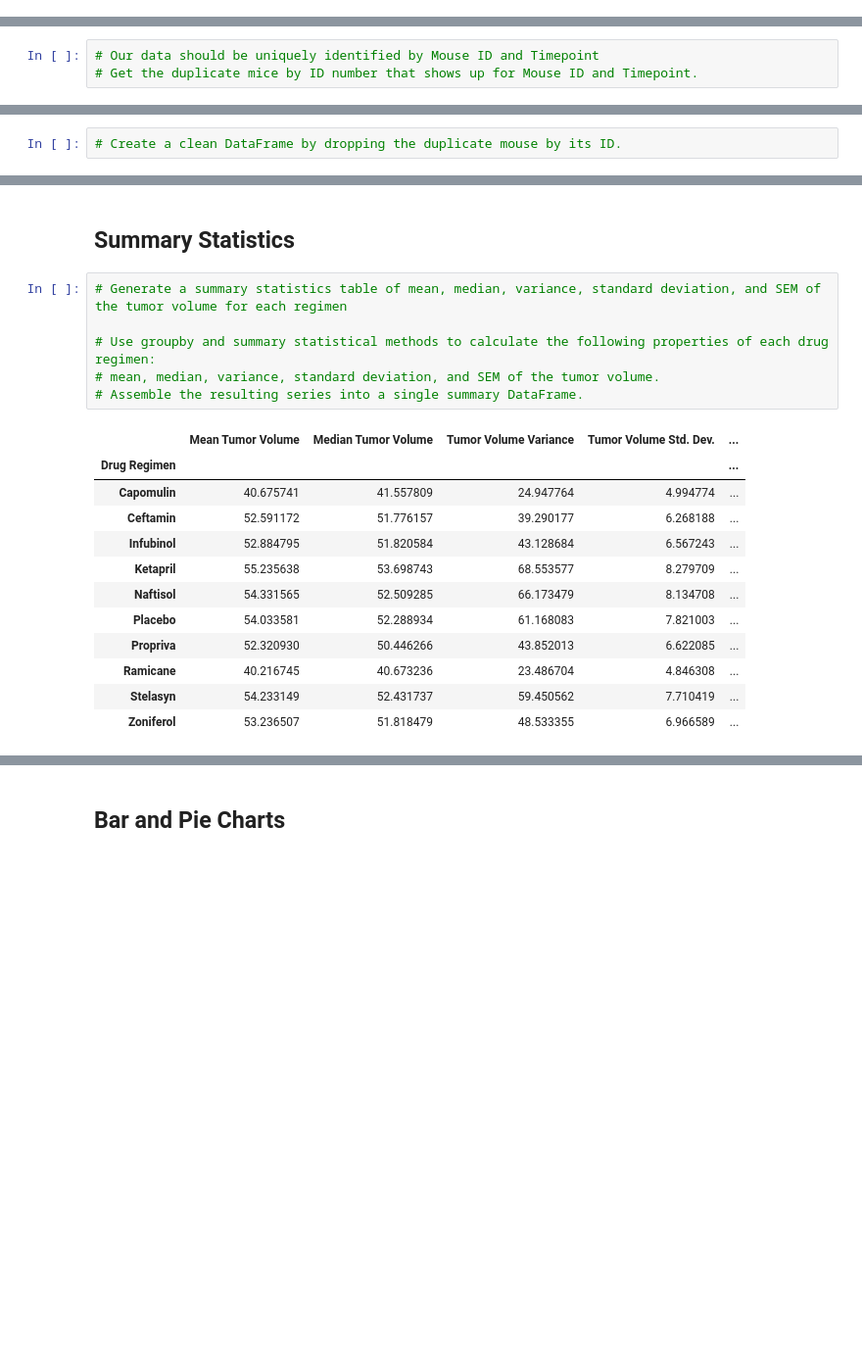
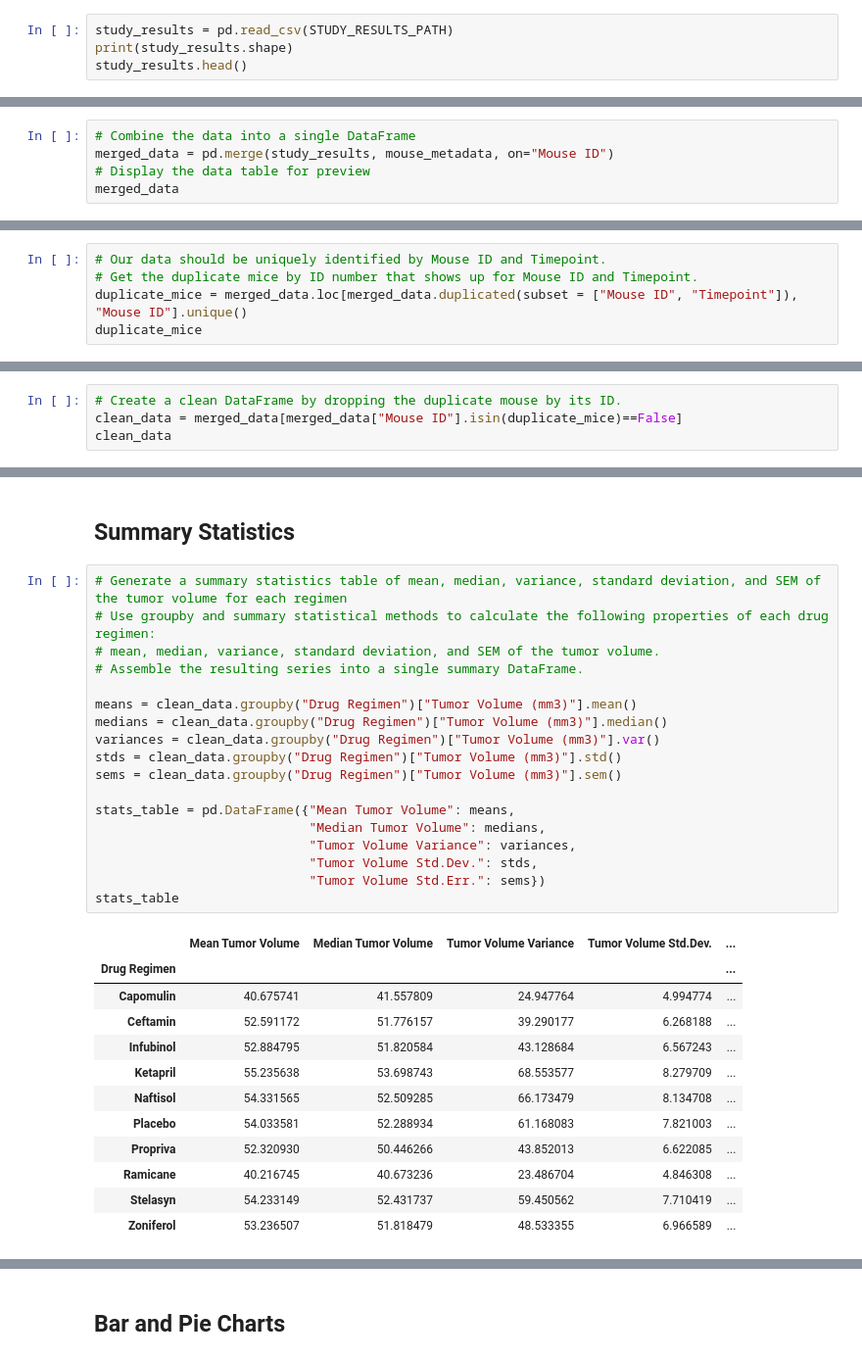
Before and after one commit to karlaflopezm/Matplot_Challenge, a Jupyter notebook: pymaceuticals.ipynb, the cells around one changed output, grey strips where cells are left out. Shown: that part at 98% size. Drawn from its saved outputs; the diff is of its cells as text; blank space fills up the shorter version.

```diff
--- a/pymaceuticals.ipynb
+++ b/pymaceuticals.ipynb
@@ -32,0 +34,4 @@ study_results = pd.read_csv(study_results_path)
+# %%
+study_results = pd.read_csv(STUDY_RESULTS_PATH)
+print(study_results.shape)
+study_results.head()
@@ -32,0 +46,5 @@ study_results = pd.read_csv(study_results_path)
+# %%
+# Combine the data into a single DataFrame
+merged_data = pd.merge(study_results, mouse_metadata, on="Mouse ID")
+# Display the data table for preview
+merged_data
@@ -35,8 +69,10 @@ study_results = pd.read_csv(study_results_path)
 # %% [output]
 249
 # %%
-# Our data should be uniquely identified by Mouse ID and Timepoint
+# Our data should be uniquely identified by Mouse ID and Timepoint.
 # Get the duplicate mice by ID number that shows up for Mouse ID and Timepoint.
+duplicate_mice = merged_data.loc[merged_data.duplicated(subset = ["Mouse ID", "Timepoint"]), "Mouse ID"].unique()
+duplicate_mice
 # %% [output]
 array(['g989'], dtype=object)
 # %%
@@ -59,4 +101,6 @@ array(['g989'], dtype=object)
 # %%
 # Create a clean DataFrame by dropping the duplicate mouse by its ID.
+clean_data = merged_data[merged_data["Mouse ID"].isin(duplicate_mice)==False]
+clean_data
 # %% [output]
 |  | Mouse ID | Timepoint | Tumor Volume (mm3) | Metastatic Sites | Drug Regimen | Sex | Age_months | ... |
@@ -73,12 +125,24 @@ array(['g989'], dtype=object)
 ## Summary Statistics
 # %%
 # Generate a summary statistics table of mean, median, variance, standard deviation, and SEM of the tumor volume for each regimen
-
 # Use groupby and summary statistical methods to calculate the following properties of each drug regimen:
 # mean, median, variance, standard deviation, and SEM of the tumor volume.
 # Assemble the resulting series into a single summary DataFrame.
+
+means = clean_data.groupby("Drug Regimen")["Tumor Volume (mm3)"].mean()
+medians = clean_data.groupby("Drug Regimen")["Tumor Volume (mm3)"].median()
+variances = clean_data.groupby("Drug Regimen")["Tumor Volume (mm3)"].var()
+stds = clean_data.groupby("Drug Regimen")["Tumor Volume (mm3)"].std()
+sems = clean_data.groupby("Drug Regimen")["Tumor Volume (mm3)"].sem()
+
+stats_table = pd.DataFrame({"Mean Tumor Volume": means,
+                            "Median Tumor Volume": medians,
+                            "Tumor Volume Variance": variances,
+                            "Tumor Volume Std.Dev.": stds,
+                            "Tumor Volume Std.Err.": sems})
+stats_table
 # %% [output]
-|  | Mean Tumor Volume | Median Tumor Volume | Tumor Volume Variance | Tumor Volume Std. Dev. | ... |
+|  | Mean Tumor Volume | Median Tumor Volume | Tumor Volume Variance | Tumor Volume Std.Dev. | ... |
 | Drug Regimen |  |  |  |  | ... |
 | Capomulin | 40.675741 | 41.557809 | 24.947764 | 4.994774 | ... |
 | Ceftamin | 52.591172 | 51.776157 | 39.290177 | 6.268188 | ... |
```
Also changed, not shown: parts of 29 cells of this notebook.
